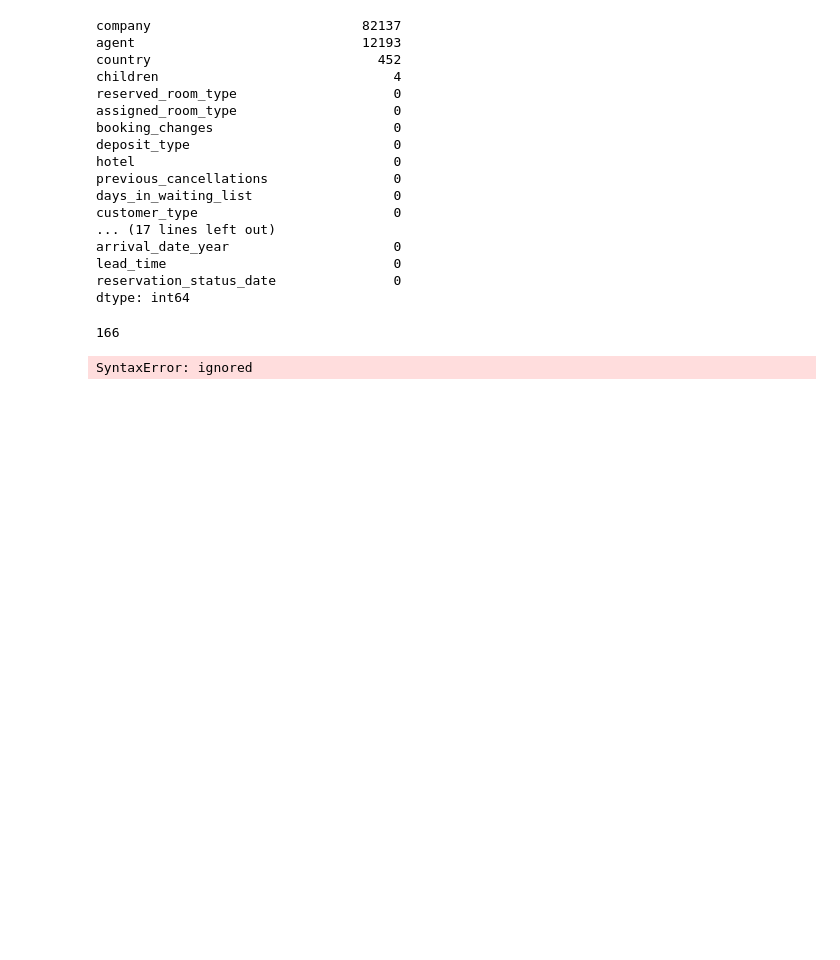
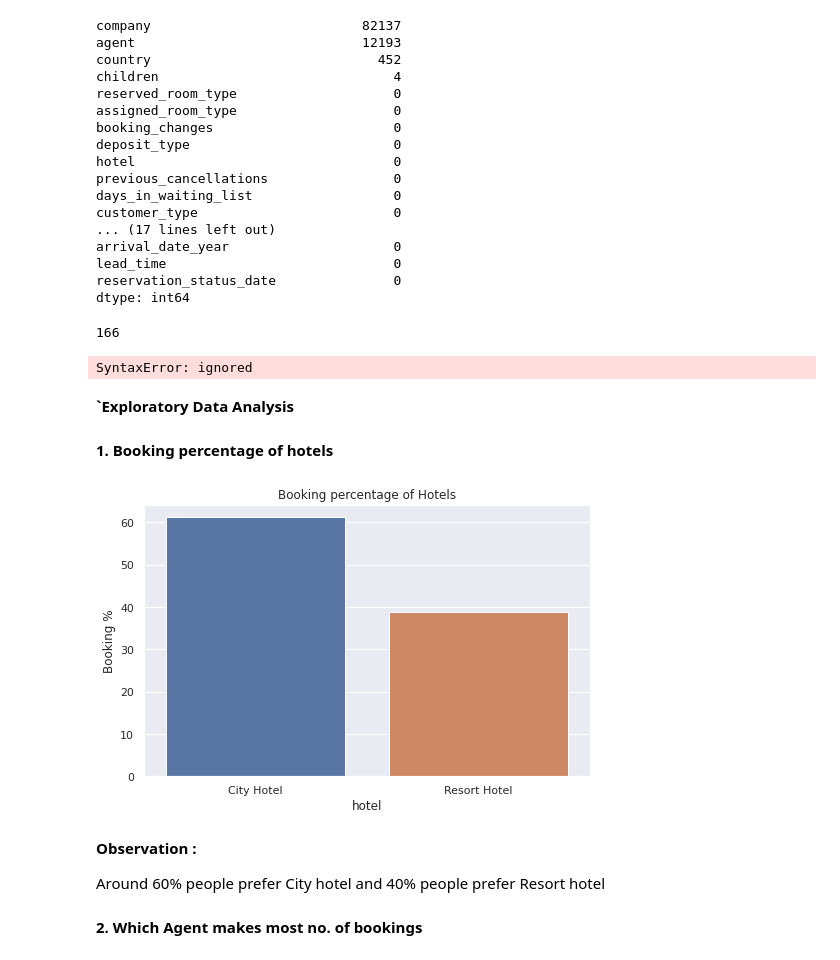
Before and after one commit to istekhar1543/hotel-booking-analysis, a Jupyter notebook: Hotel_Booking_Analysis_Capstone_Project.ipynb, the cells around one changed output. Saved outputs shown, nothing was run; the diff lists cells and outputs as text; code cells hidden in the pictures; blank space fills up the shorter version.

Commit message:
analysis

```diff
--- a/Hotel_Booking_Analysis_Capstone_Project.ipynb
+++ b/Hotel_Booking_Analysis_Capstone_Project.ipynb
@@ -231,3 +231,27 @@ SyntaxError: ignored
 # %%
 new_df['total_people']=new_df['adults']+new_df['babies']+new_df['children']
 new_df['total_stay']=new_df['stays_in_week_nights']+new_df['stays_in_weekend_nights']
+# %% [markdown]
+**`Exploratory Data Analysis**
+# %% [markdown]
+**1. Booking percentage of hotels**
+# %%
+# Making dataframe for booking percentage of Hotels
+groupby_hotel = new_df.groupby('hotel')
+
+d1 = (pd.DataFrame((groupby_hotel.size()/new_df.shape[0])*100)
+        .reset_index().rename(columns = {0:'Booking %'}))
+# plotting graph
+sns.set_theme(style="darkgrid")
+plt.figure(figsize = (8,5))
+sns.barplot(x = d1['hotel'], y = d1['Booking %'] )
+plt.title('Booking percentage of Hotels')
+plt.show()
+# %% [output]
+[figure, added]
+# %% [markdown]
+**Observation :**
+
+Around 60% people prefer City hotel and 40% people prefer Resort hotel
+# %% [markdown]
+**2. Which Agent makes most no. of bookings**
```
Also changed, not shown: parts of 19 cells of this notebook.
